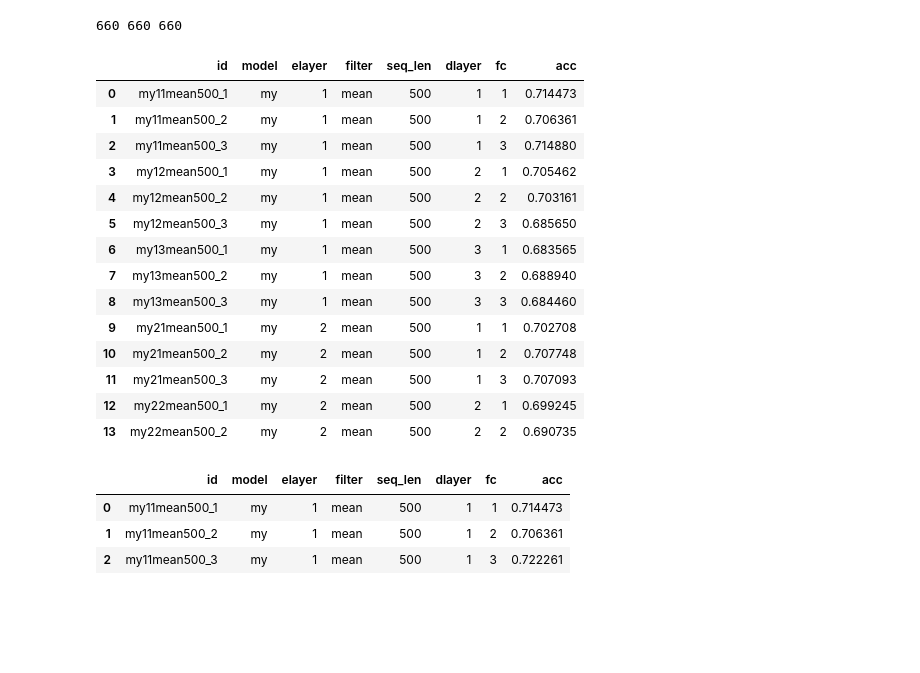
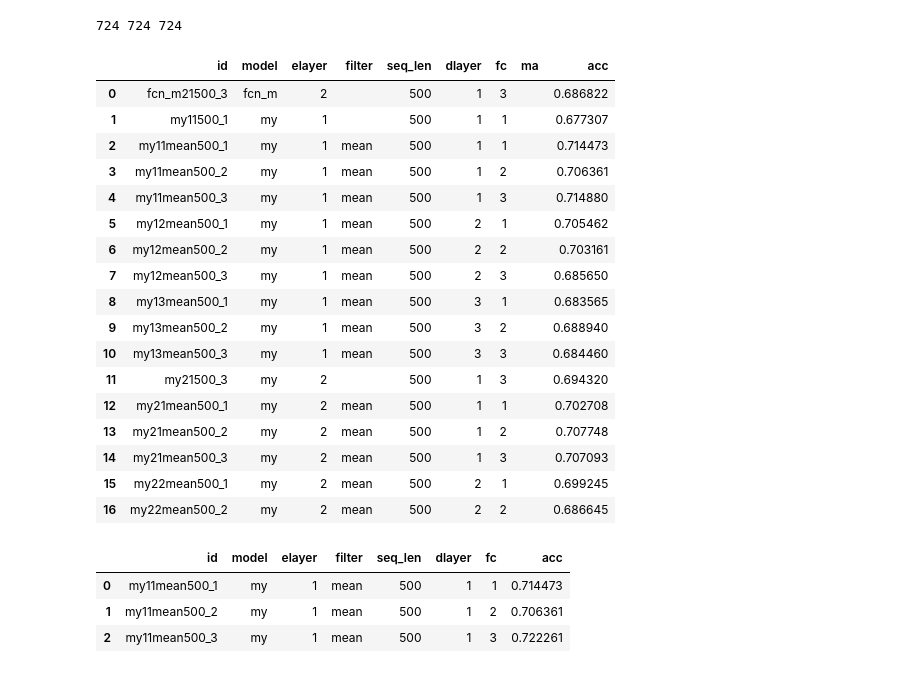
Before and after one commit to junhui1997/all_code, a Jupyter notebook: Time-Series-Library/parse_res.ipynb, the cells around one changed output. Cells and saved outputs as stored; diff of their text form; code cells hidden in the pictures; blank space fills up the shorter version.

```diff
--- a/Time-Series-Library/parse_res.ipynb
+++ b/Time-Series-Library/parse_res.ipynb
@@ -2,7 +2,7 @@
 import re
 file_path = 'result_classification.txt'
 
-with open(file_path, 'r') as file:
+with open(file_path, 'r', encoding='utf-8') as file:
     lines = file.readlines()
 
 def list2str(l):
@@ -19,6 +19,7 @@ ids = []
 seq_len = []
 fcs = []
 dls = []
+mas = []
 for line in lines:
     if line.startswith('accuracy:'):
         accuracy = float(line.split(':')[1])
@@ -39,6 +40,9 @@ for line in lines:
         pattern_fc = r'fc(\d+)_eb'
         fc = list2str(re.findall(pattern_fc, ''.join(line)))
 
+        pattern_ma = r'ma(\d+)_'
+        ma = list2str(re.findall(pattern_ma, ''.join(line)))
+
 #         start_index = line.index("'Exp'") + len("'Exp'")
         start_index = line.index('Exp') + len('Exp')
         info = line[start_index+1:]
@@ -53,53 +57,57 @@ for line in lines:
         itrs.append(itr)
         seq_len.append(seq)
         fcs.append(fc)
-        # print(line[:-5])
-        #print(model,elayer,filter_type,itr)
+        mas.append(ma)
 
 #print('Accuracies:', accuracies)
 print(len(accuracies),len(models),len(ids),)
 import pandas as pd
 #显示所有列
 pd.set_option('display.max_columns', None)
 #显示所有行
 pd.set_option('display.max_rows', None)
 #设置value的显示长度为100，默认为50
 pd.set_option('max_colwidth',100)
 df = pd.DataFrame({"model": models,
                    "elayer": elayers,
                    'dlayer':dls,
                    "filter":filters,
                    "iter":itrs,
                    "acc":accuracies,
                    'id':ids,
                    'fc':fcs,
+                   'ma':mas,
                    'seq_len':seq_len})
 df_res = df.groupby('id').agg({'model': 'last',
                                'elayer': 'last',
                                'filter': 'last',
                                'seq_len':'last',
                                'dlayer':'last',
                                'fc':'last',
+                               'ma':'last',
                                'acc': 'mean'}).reset_index()
 df_res['model'] = df_res['model'].replace('Nonstationary_Transformer', 'NSformer')
 df_res
 # %% [output]
-660 660 660
+724 724 724
-|  | id | model | elayer | filter | seq_len | dlayer | fc | acc |
-| 0 | my11mean500_1 | my | 1 | mean | 500 | 1 | 1 | 0.714473 |
-| 1 | my11mean500_2 | my | 1 | mean | 500 | 1 | 2 | 0.706361 |
-| 2 | my11mean500_3 | my | 1 | mean | 500 | 1 | 3 | 0.714880 |
-| 3 | my12mean500_1 | my | 1 | mean | 500 | 2 | 1 | 0.705462 |
-| 4 | my12mean500_2 | my | 1 | mean | 500 | 2 | 2 | 0.703161 |
-| 5 | my12mean500_3 | my | 1 | mean | 500 | 2 | 3 | 0.685650 |
-| 6 | my13mean500_1 | my | 1 | mean | 500 | 3 | 1 | 0.683565 |
-| 7 | my13mean500_2 | my | 1 | mean | 500 | 3 | 2 | 0.688940 |
-| 8 | my13mean500_3 | my | 1 | mean | 500 | 3 | 3 | 0.684460 |
-| 9 | my21mean500_1 | my | 2 | mean | 500 | 1 | 1 | 0.702708 |
-| 10 | my21mean500_2 | my | 2 | mean | 500 | 1 | 2 | 0.707748 |
-| 11 | my21mean500_3 | my | 2 | mean | 500 | 1 | 3 | 0.707093 |
-| 12 | my22mean500_1 | my | 2 | mean | 500 | 2 | 1 | 0.699245 |
-| 13 | my22mean500_2 | my | 2 | mean | 500 | 2 | 2 | 0.690735 |
+|  | id | model | elayer | filter | seq_len | dlayer | fc | ma | acc |
+| 0 | fcn_m21500_3 | fcn_m | 2 |  | 500 | 1 | 3 |  | 0.686822 |
+| 1 | my11500_1 | my | 1 |  | 500 | 1 | 1 |  | 0.677307 |
+| 2 | my11mean500_1 | my | 1 | mean | 500 | 1 | 1 |  | 0.714473 |
+| 3 | my11mean500_2 | my | 1 | mean | 500 | 1 | 2 |  | 0.706361 |
+| 4 | my11mean500_3 | my | 1 | mean | 500 | 1 | 3 |  | 0.714880 |
+| 5 | my12mean500_1 | my | 1 | mean | 500 | 2 | 1 |  | 0.705462 |
+| 6 | my12mean500_2 | my | 1 | mean | 500 | 2 | 2 |  | 0.703161 |
+| 7 | my12mean500_3 | my | 1 | mean | 500 | 2 | 3 |  | 0.685650 |
+| 8 | my13mean500_1 | my | 1 | mean | 500 | 3 | 1 |  | 0.683565 |
+| 9 | my13mean500_2 | my | 1 | mean | 500 | 3 | 2 |  | 0.688940 |
+| 10 | my13mean500_3 | my | 1 | mean | 500 | 3 | 3 |  | 0.684460 |
+| 11 | my21500_3 | my | 2 |  | 500 | 1 | 3 |  | 0.694320 |
+| 12 | my21mean500_1 | my | 2 | mean | 500 | 1 | 1 |  | 0.702708 |
+| 13 | my21mean500_2 | my | 2 | mean | 500 | 1 | 2 |  | 0.707748 |
+| 14 | my21mean500_3 | my | 2 | mean | 500 | 1 | 3 |  | 0.707093 |
+| 15 | my22mean500_1 | my | 2 | mean | 500 | 2 | 1 |  | 0.699245 |
+| 16 | my22mean500_2 | my | 2 | mean | 500 | 2 | 2 |  | 0.686645 |
 # %%
 df_res = df.groupby('id').agg({'model': 'last',
                                'elayer': 'last',
```
Also changed, not shown: 3 other files.
